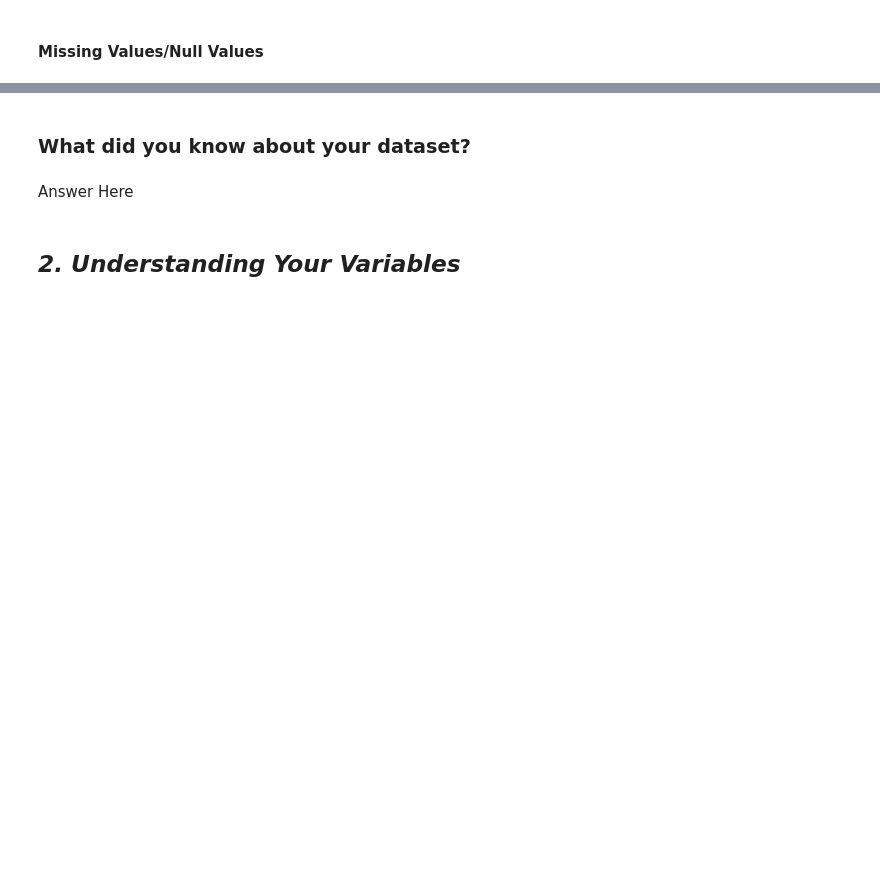
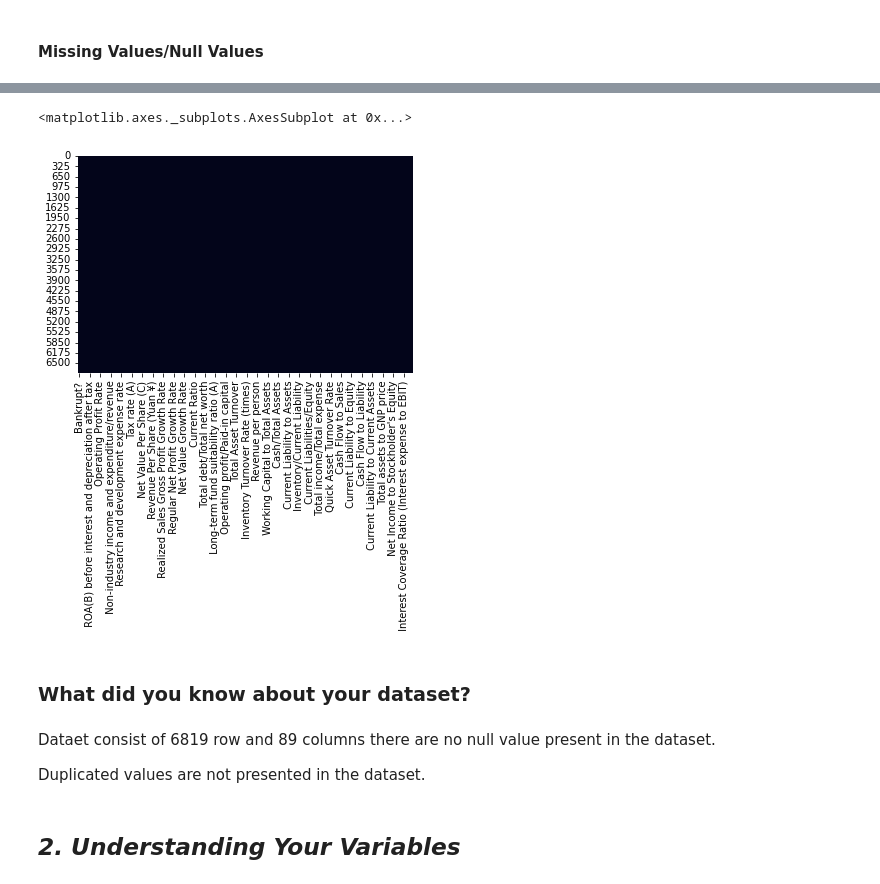
Before and after one commit to kumareshvj/Machine-learing-classification, a Jupyter notebook: company_bankruptcy_prediction.ipynb, the cells around one changed output, grey strips where cells are left out. Cells and saved outputs as stored; diff of their text form; code cells hidden in the pictures; blank space fills up the shorter version.

```diff
--- a/company_bankruptcy_prediction.ipynb
+++ b/company_bankruptcy_prediction.ipynb
@@ -117,9 +164,15 @@ df = pd.read_csv(file_path)
 # %%
 # Visualizing the missing values
+sns.heatmap(df.isnull(),cbar = False)
+# %% [output]
+<matplotlib.axes._subplots.AxesSubplot at 0x...>
+[figure, added]
 # %% [markdown]
 ### What did you know about your dataset?
-# %% [markdown]
-Answer Here
+# %% [markdown]
+Dataet consist of 6819 row and 89 columns there are no null value present in the dataset.
+
+Duplicated values are not presented in the dataset.
 # %% [markdown]
 ## ***2. Understanding Your Variables***
 # %%
```
Also changed, not shown: parts of 16 cells of this notebook.
